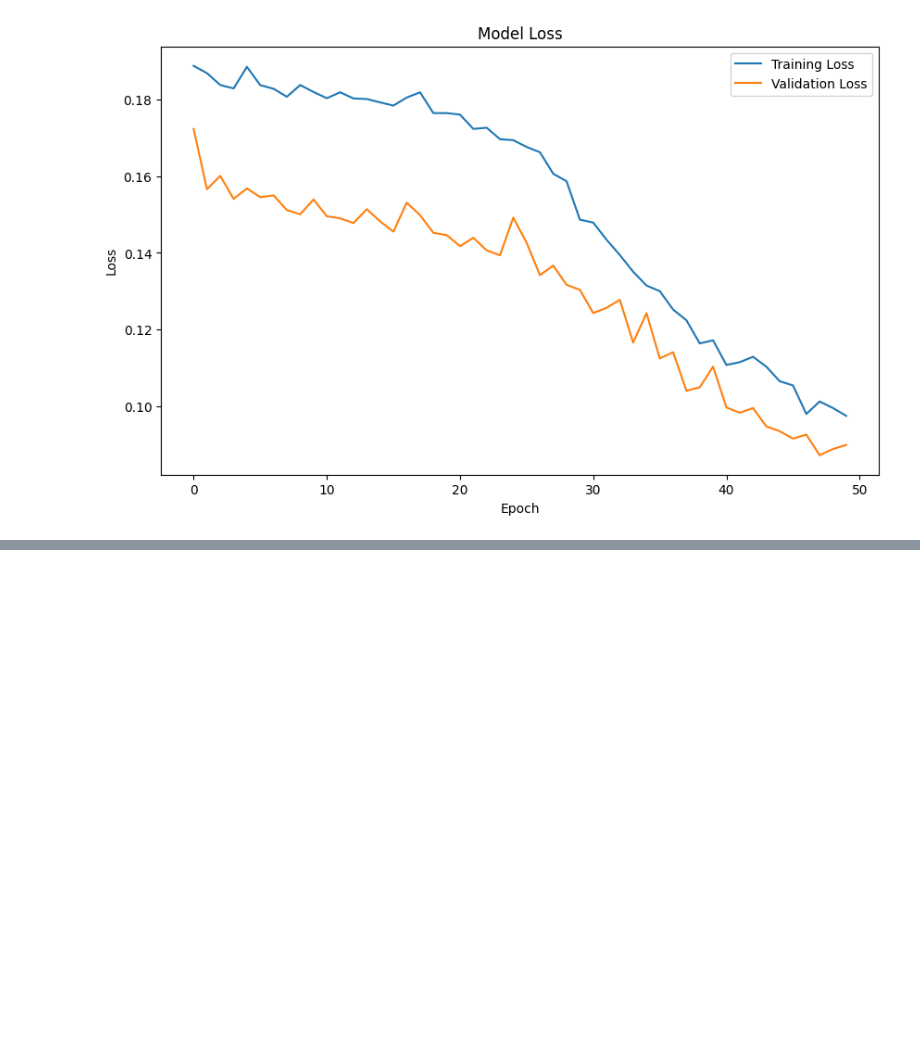
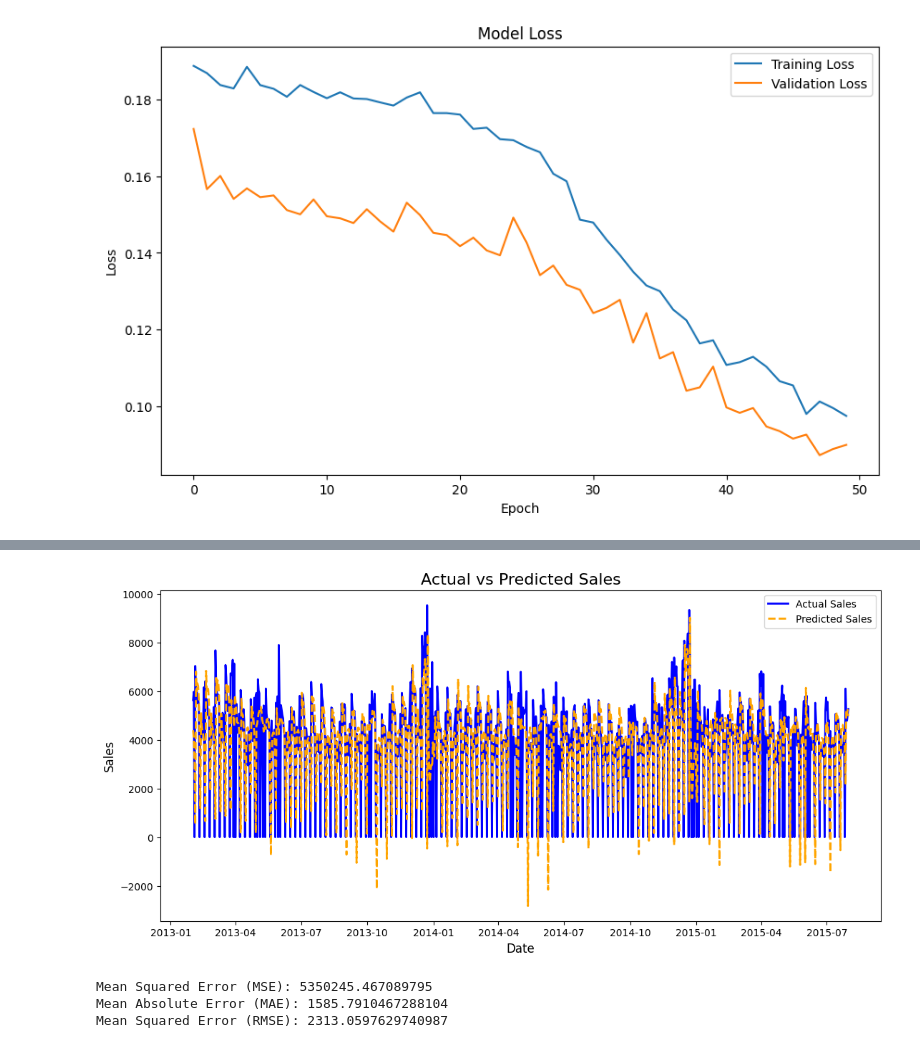
Before and after one commit to nebiyu-ethio/Pharmaceuticals-Sales-Forecast, a Jupyter notebook: notebooks/task_2.ipynb, the cells around one changed output, grey strips where cells are left out. Cells and saved outputs as stored; diff of their text form; code cells hidden in the pictures; blank space fills up the shorter version.

Commit message:
Actual vs Predicted Sales

```diff
--- a/notebooks/task_2.ipynb
+++ b/notebooks/task_2.ipynb
@@ -540,3 +540,9 @@ plt.legend()
 plt.show()
 # %% [output]
 [figure]
+# %%
+# Make predictions
+predicted_sales = model.predict(X)
+
+# Inverse transform to get actual sales values
+predicted_sales = scaler.inverse_transform(predicted_sales.reshape(-1, 1))
@@ -542,0 +551,31 @@ plt.show()
+# %%
+# Plot the the actual vs predicted results
+plt.figure(figsize=(13, 6))
+plt.plot(store_data.index[n_step+1:], store_data['Sales'][n_step+1:],
+         label='Actual Sales', color='blue', linestyle='-', linewidth=2)
+
+# Plot the predicted sales
+plt.plot(store_data.index[n_step+1:], predicted_sales,
+         label='Predicted Sales', color='orange', linestyle='--', linewidth=2)
+plt.title('Actual vs Predicted Sales', fontsize=16)
+plt.xlabel('Date', fontsize=12)
+plt.ylabel('Sales', fontsize=12)
+plt.legend()
+plt.show()
+# %% [output]
+[figure, added]
+# %%
+# Calculate evaluation metrics
+mse = mean_squared_error(store_data['Sales'][n_step+1:], predicted_sales)
+mae = mean_absolute_error(store_data['Sales'][n_step+1:], predicted_sales)
+rmse = np.sqrt(mse)
+#r2=r2_score(store_data['Sales'][n_step+1:], predicted_sales)
+#msle=mean_squared_log_error(store_data['Sales'][n_step+1:], predicted_sales)
+
+print(f'Mean Squared Error (MSE): {mse}')
+print(f'Mean Absolute Error (MAE): {mae}')
+print(f'Mean Squared Error (RMSE): {rmse}')
+# %% [output]
+Mean Squared Error (MSE): 5350245.467089795
+Mean Absolute Error (MAE): 1585.7910467288104
+Mean Squared Error (RMSE): 2313.0597629740987
```
Also changed, not shown: parts of 1 cell of this notebook.
